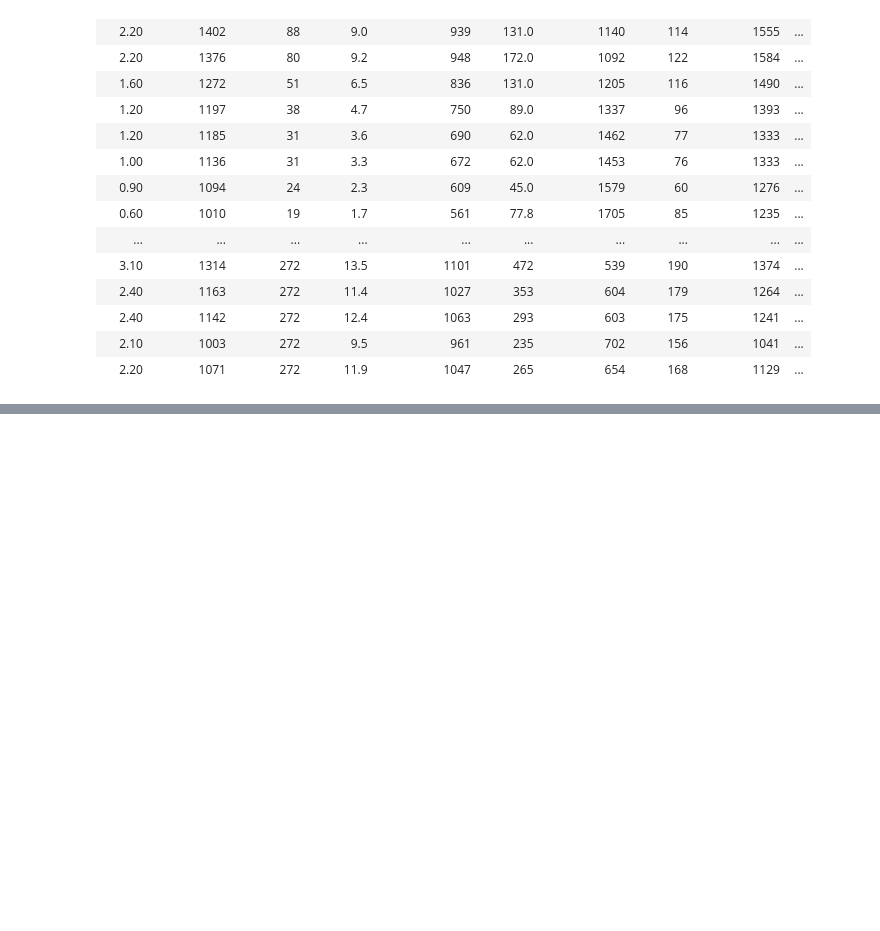
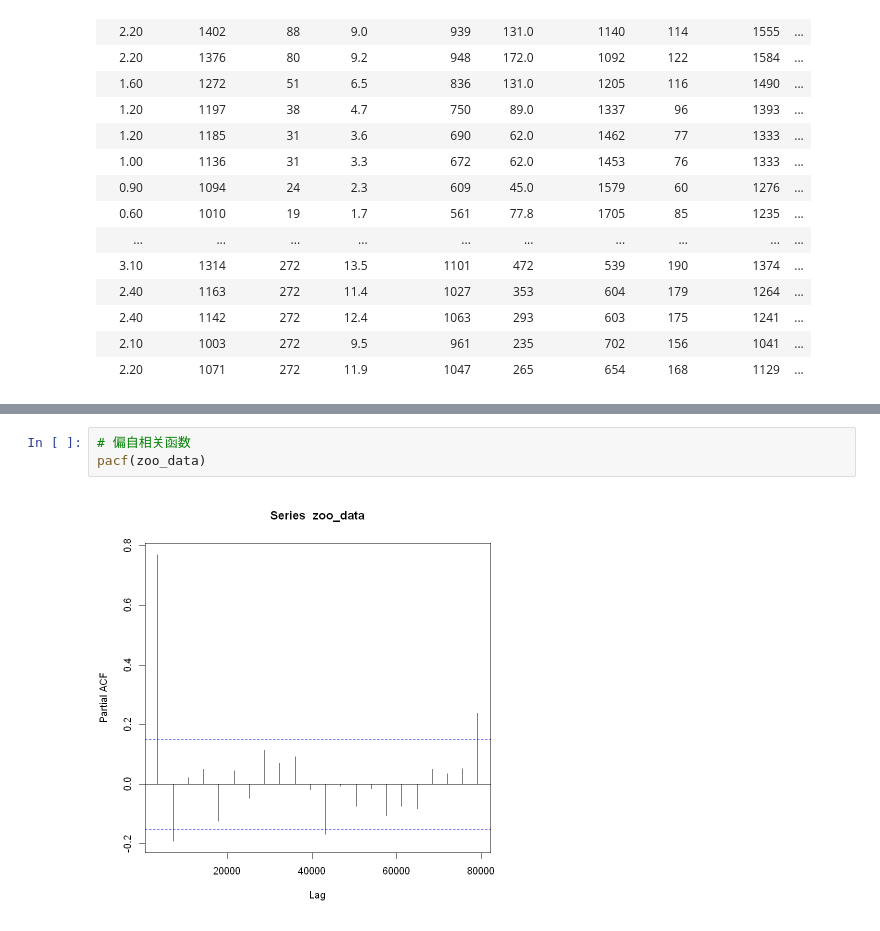
Before and after one commit to 1554823142/time_series_analysis, a Jupyter notebook: my_code/chap6/stastic_modoule.ipynb, the cells around one changed output, grey strips where cells are left out. Cells and saved outputs as stored; diff of their text form; blank space fills up the shorter version.

```diff
--- a/my_code/chap6/stastic_modoule.ipynb
+++ b/my_code/chap6/stastic_modoule.ipynb
@@ -201,0 +230,5 @@ start_time
+# %%
+# 偏自相关函数
+pacf(zoo_data)
+# %% [output]
+[figure, added]
```
Also changed, not shown: parts of 7 cells of this notebook, 2 other files.
